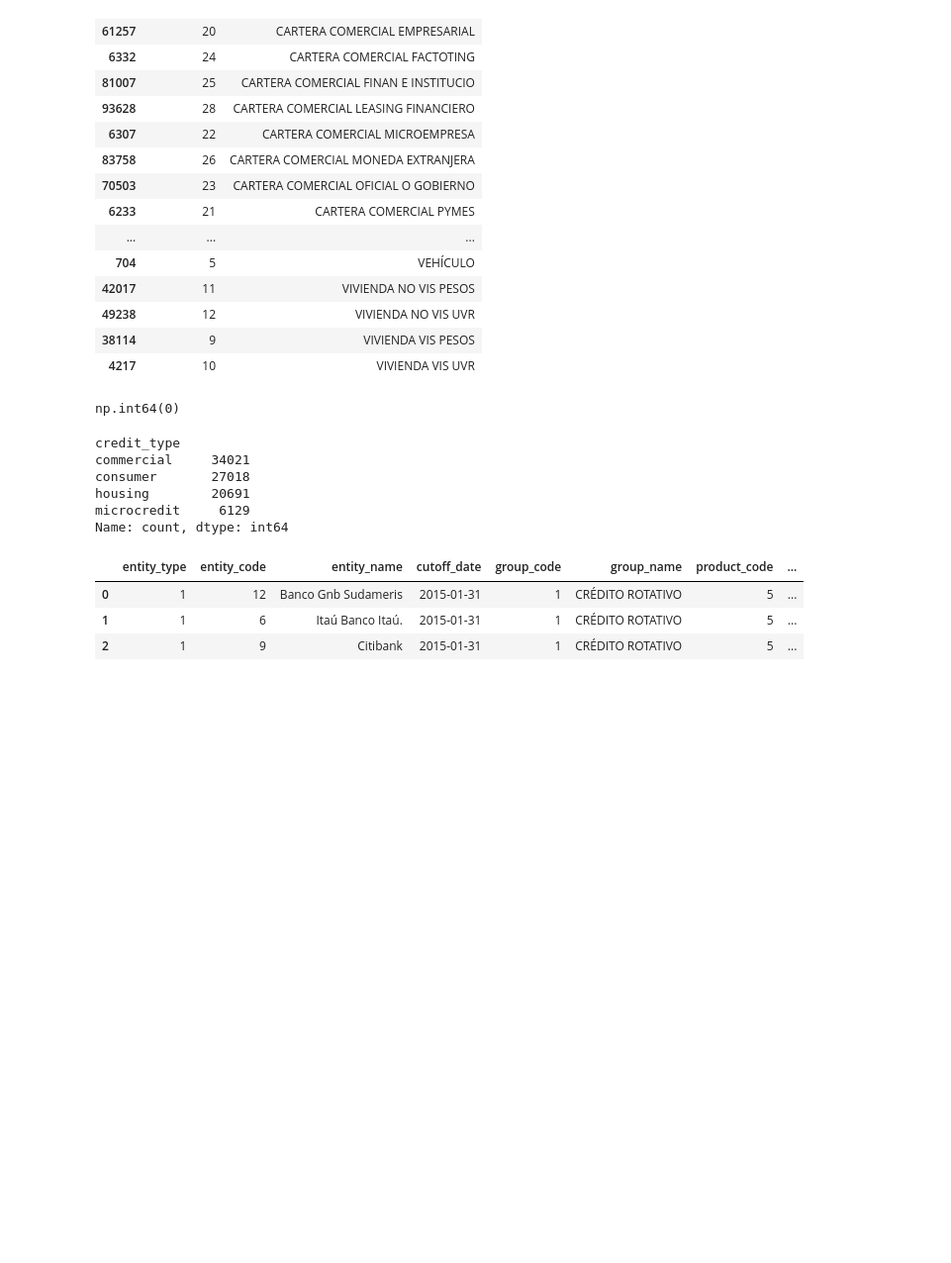
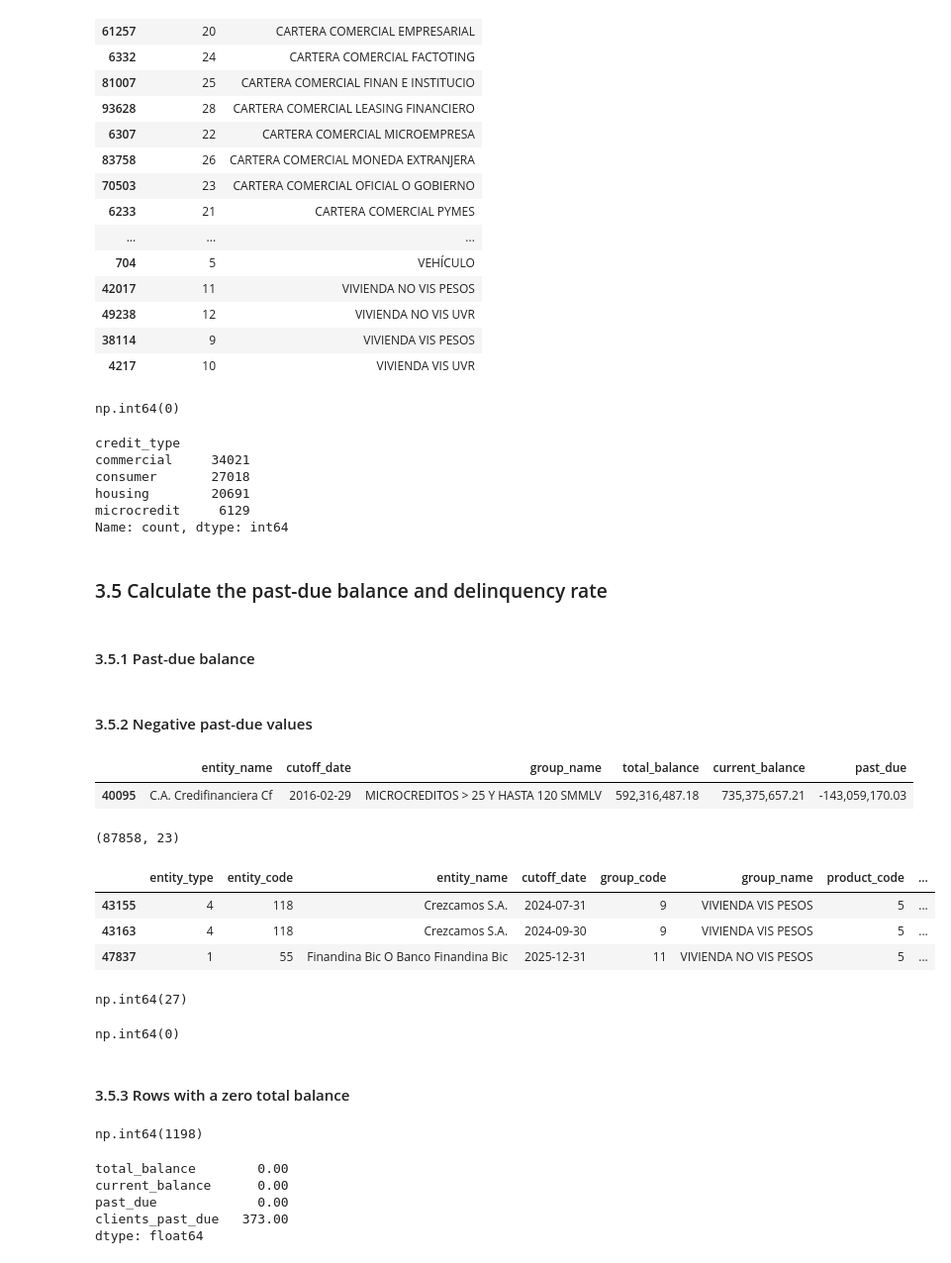
Before and after one commit to Richard-Aguirre/credit-risk-berka, a Jupyter notebook: notebooks/05_colombia_cleaning.ipynb, the cells around one changed output. Shown at 99% size. Saved outputs shown, nothing was run; the diff lists cells and outputs as text; code cells hidden in the pictures; blank space fills up the shorter version.

Commit message:
Handle negative and zero balances in Colombia cleaning notebook

```diff
--- a/notebooks/05_colombia_cleaning.ipynb
+++ b/notebooks/05_colombia_cleaning.ipynb
@@ -313,10 +313,33 @@ consumer       27018
 housing        20691
 microcredit     6129
 Name: count, dtype: int64
-# %%
-df_clean.head(3)
-# %% [output]
-|  | entity_type | entity_code | entity_name | cutoff_date | group_code | group_name | product_code | ... |
-| 0 | 1 | 12 | Banco Gnb Sudameris | 2015-01-31 | 1 | CRÉDITO ROTATIVO | 5 | ... |
-| 1 | 1 | 6 | Itaú Banco Itaú. | 2015-01-31 | 1 | CRÉDITO ROTATIVO | 5 | ... |
-| 2 | 1 | 9 | Citibank | 2015-01-31 | 1 | CRÉDITO ROTATIVO | 5 | ... |
+# %% [markdown]
+### 3.5 Calculate the past-due balance and delinquency rate
+# %% [markdown]
+#### 3.5.1 Past-due balance
+# %%
+df_clean["past_due"] = df_clean["total_balance"] - df_clean["current_balance"]
+# %% [markdown]
+#### 3.5.2 Negative past-due values
+# %%
+df_clean[df_clean["past_due"] < -1][["entity_name", "cutoff_date", "group_name", "total_balance", "current_balance", "past_due"]]
+# %% [output]
+|  | entity_name | cutoff_date | group_name | total_balance | current_balance | past_due |
+| 40095 | C.A. Credifinanciera Cf | 2016-02-29 | MICROCREDITOS > 25 Y HASTA 120 SMMLV | 592,316,487.18 | 735,375,657.21 | -143,059,170.03 |
+# %%
+df_clean = df_clean[df_clean["past_due"] >= -1]
+# %%
+df_clean.shape # Check how many rows remain.
+# %% [output]
+(87858, 23)
+# %%
+df_clean[df_clean["past_due"] < 0].head(3) # Show examples of negative cents (rounding)
+# %% [output]
+|  | entity_type | entity_code | entity_name | cutoff_date | group_code | group_name | product_code | ... |
+| 43155 | 4 | 118 | Crezcamos S.A. | 2024-07-31 | 9 | VIVIENDA VIS PESOS | 5 | ... |
+| 43163 | 4 | 118 | Crezcamos S.A. | 2024-09-30 | 9 | VIVIENDA VIS PESOS | 5 | ... |
+| 47837 | 1 | 55 | Finandina Bic O Banco Finandina Bic | 2025-12-31 | 11 | VIVIENDA NO VIS PESOS | 5 | ... |
+# %%
+(df_clean["past_due"] < 0).sum() # Count small negative values (cent rounding)
+# %% [output]
+np.int64(27)
@@ -322,0 +348,18 @@ df_clean.head(3)
+# %%
+(df_clean["past_due"] < 0).sum() # Check that no negative values are left
+# %% [output]
+np.int64(0)
+# %% [markdown]
+#### 3.5.3 Rows with a zero total balance
+# %%
+(df_clean["total_balance"] == 0).sum()
+# %% [output]
+np.int64(1198)
+# %%
+df_clean[df_clean["total_balance"] == 0][["total_balance", "current_balance", "past_due", "clients_past_due"]].sum()
+# %% [output]
+total_balance        0.00
+current_balance      0.00
+past_due             0.00
+clients_past_due   373.00
+dtype: float64
```
Also changed, not shown: parts of 10 cells of this notebook.
